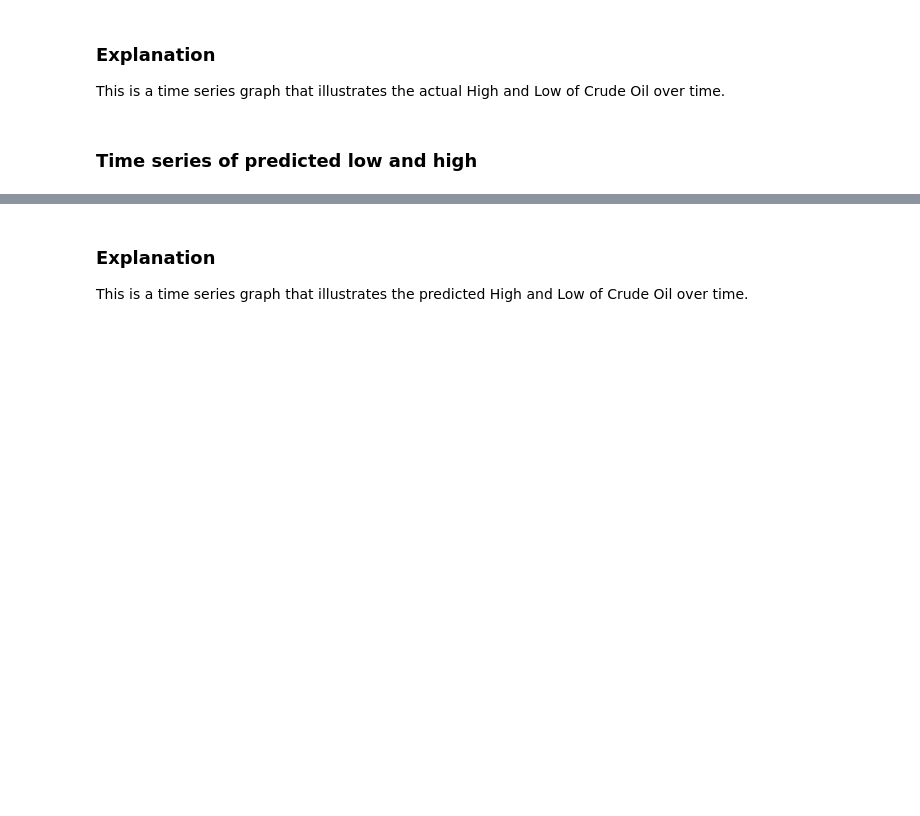
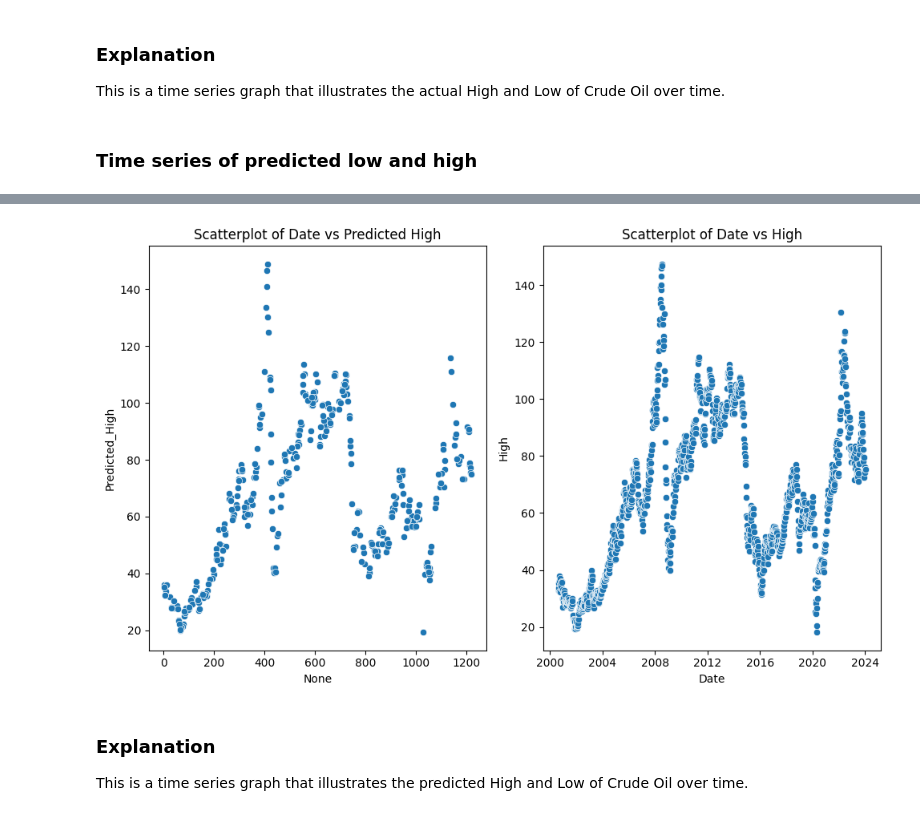
Before and after one commit to G4BE-334/OilLinearRegression, a Jupyter notebook: src/oilnb.ipynb, the cells around one changed output, grey strips where cells are left out. Saved outputs shown, nothing was run; the diff lists cells and outputs as text; code cells hidden in the pictures; blank space fills up the shorter version.

```diff
--- a/src/oilnb.ipynb
+++ b/src/oilnb.ipynb
@@ -164,3 +181,20 @@ plt.show()
+# %%
+plt.figure(figsize=(10, 6))
+
+# Plot 'Date' vs 'Predicted_High'
+plt.subplot(1, 2, 1)
+sns.scatterplot(x=X_test.index, y='Predicted_High', data=X_test)
+plt.title('Scatterplot of Date vs Predicted High')
+
+# Plot 'Date' vs 'High'
+plt.subplot(1, 2, 2)
+sns.scatterplot(x='Date', y='High', data=df)
+plt.title('Scatterplot of Date vs High')
+
+plt.tight_layout()
+plt.show()
+# %% [output]
+[figure, added]
 # %% [markdown]
 ### Explanation
 
```
Also changed, not shown: parts of 3 cells of this notebook.
